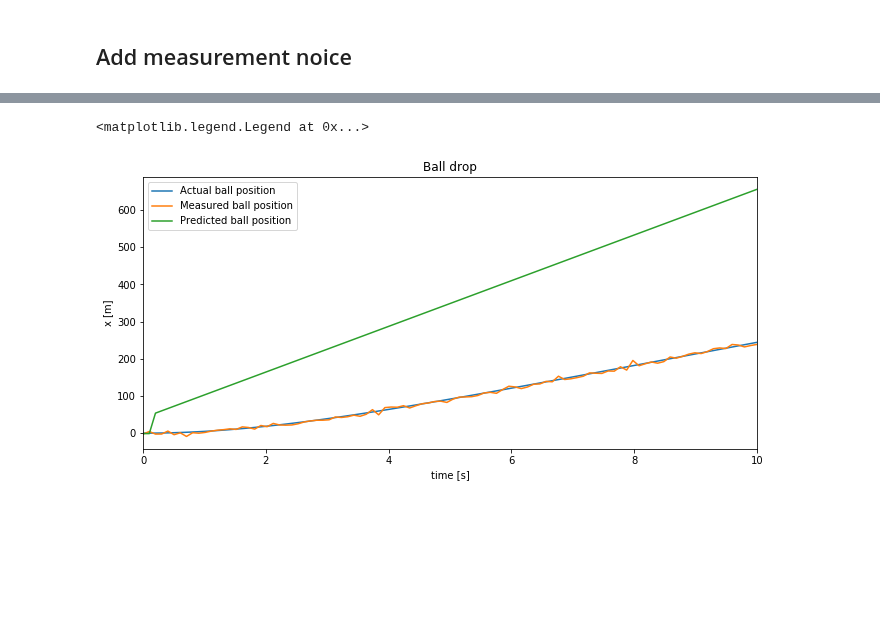
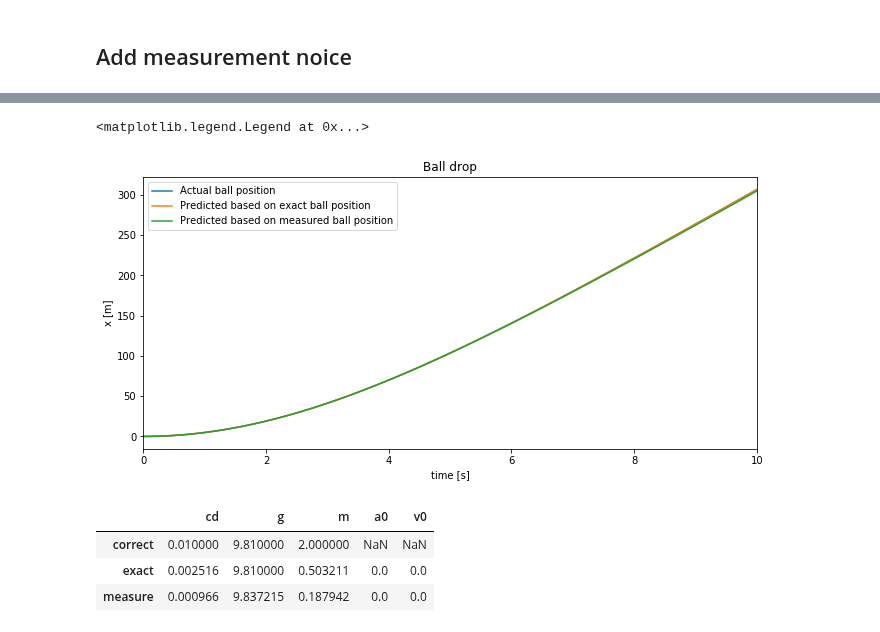
Before and after one commit to martinlarsalbert/rolldecay, a Jupyter notebook: notebooks/01.3_maa_MLE_ball_drop_air.ipynb, the cells around one changed output, grey strips where cells are left out. Cells and saved outputs as stored; diff of their text form; code cells hidden in the pictures; blank space fills up the shorter version.

```diff
--- a/notebooks/01.3_maa_MLE_ball_drop_air.ipynb
+++ b/notebooks/01.3_maa_MLE_ball_drop_air.ipynb
@@ -168,13 +138,47 @@ cd_pred
+# %%
+signature = inspect.signature(f)
+parameter_names = list(signature.parameters.keys())[1:]
+
+
+guesses = {parameter_name:0 for parameter_name in parameter_names}
+guesses['g'] = 9.8
+guesses['m'] = 1
+p0 = []
+for parameter_name in parameter_names:
+    p0.append(guesses[parameter_name])
+# %%
+parameters, pcov = fit(f=f, df=df, ydata=df['x'], p0=p0)
+parameters = pd.Series(data=parameters,name='exact')
+df_parameters = df_parameters.append(parameters)
+# %%
+parameters_measure, pcov = fit(f=f, df=df, ydata=df['x_measure'], p0=p0)
+parameters_measure = pd.Series(data=parameters_measure,name='measure')
+df_parameters = df_parameters.append(parameters_measure)
+# %%
+results = df.copy()
+results.drop(columns = ['x','x_measure'], inplace=True)
+
+results['x'] = f(df=df,**parameters)
+results['x_measure'] = f(df=df,**parameters_measure)
 # %%
 fig,ax = plt.subplots()
 fig.set_size_inches(11,5)
-ax.plot(t,x, label = 'Actual ball position')
-df.plot(x='t', y='x', label = 'Measured ball position', ax=ax)
-ax.plot(t,x_pred, label = 'Predicted ball position')
+
+df.plot(x='t', y='x', label = 'Actual ball position', ax=ax)
+results.plot(x='t', y='x', label = 'Predicted based on exact ball position', ax=ax)
+results.plot(x='t', y='x_measure', label = 'Predicted based on measured ball position', ax=ax)
+
 ax.set_title('Ball drop')
 ax.set_xlabel('time [s]')
 ax.set_ylabel('x [m]')
 ax.legend()
 # %% [output]
 <matplotlib.legend.Legend at 0x...>
-[figure, old version]
+[figure, new version]
+# %%
+df_parameters
+# %% [output]
+|  | cd | g | m | a0 | v0 |
+| correct | 0.010000 | 9.810000 | 2.000000 | NaN | NaN |
+| exact | 0.002516 | 9.810000 | 0.503211 | 0.0 | 0.0 |
+| measure | 0.000966 | 9.837215 | 0.187942 | 0.0 | 0.0 |
```
Also changed, not shown: parts of 19 cells of this notebook.
